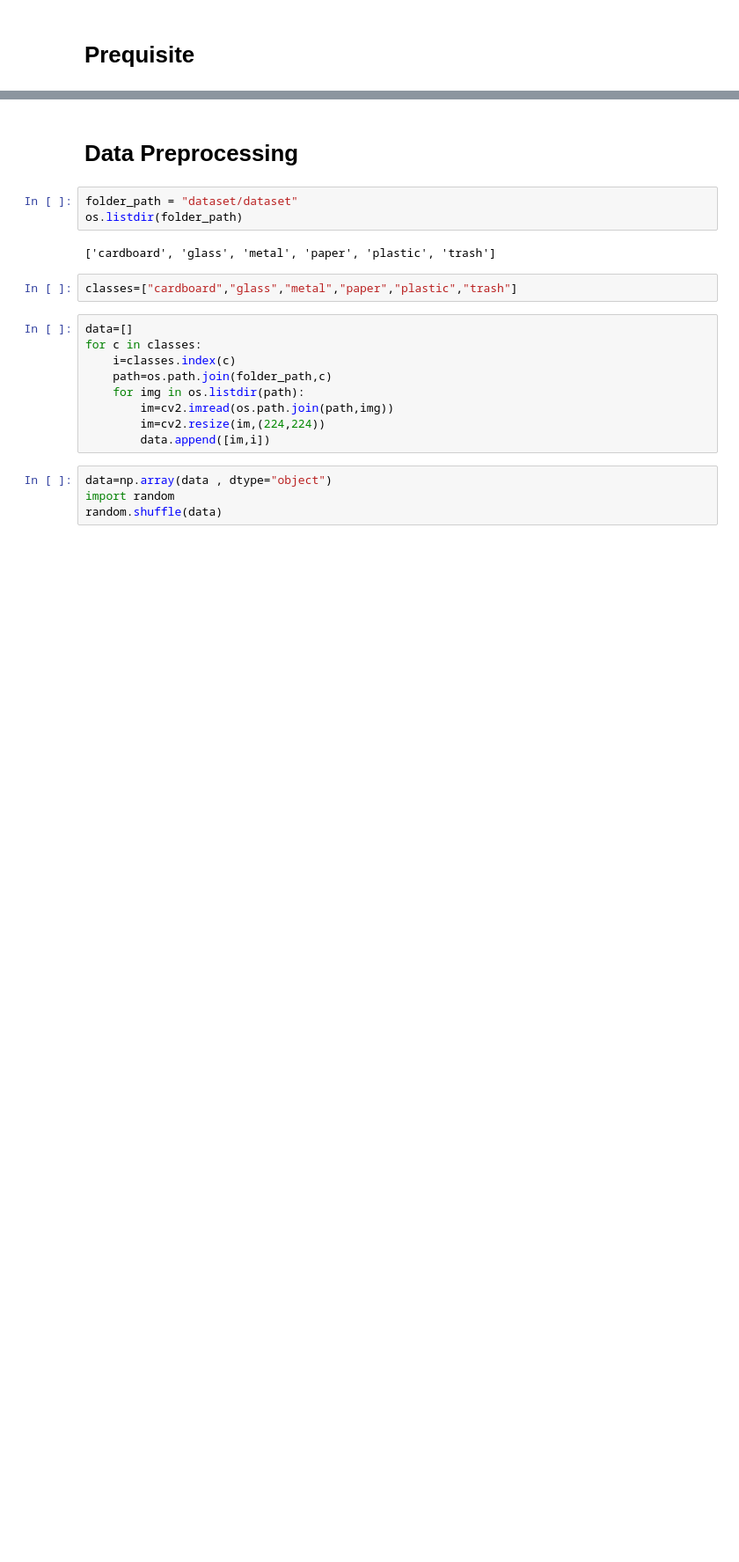
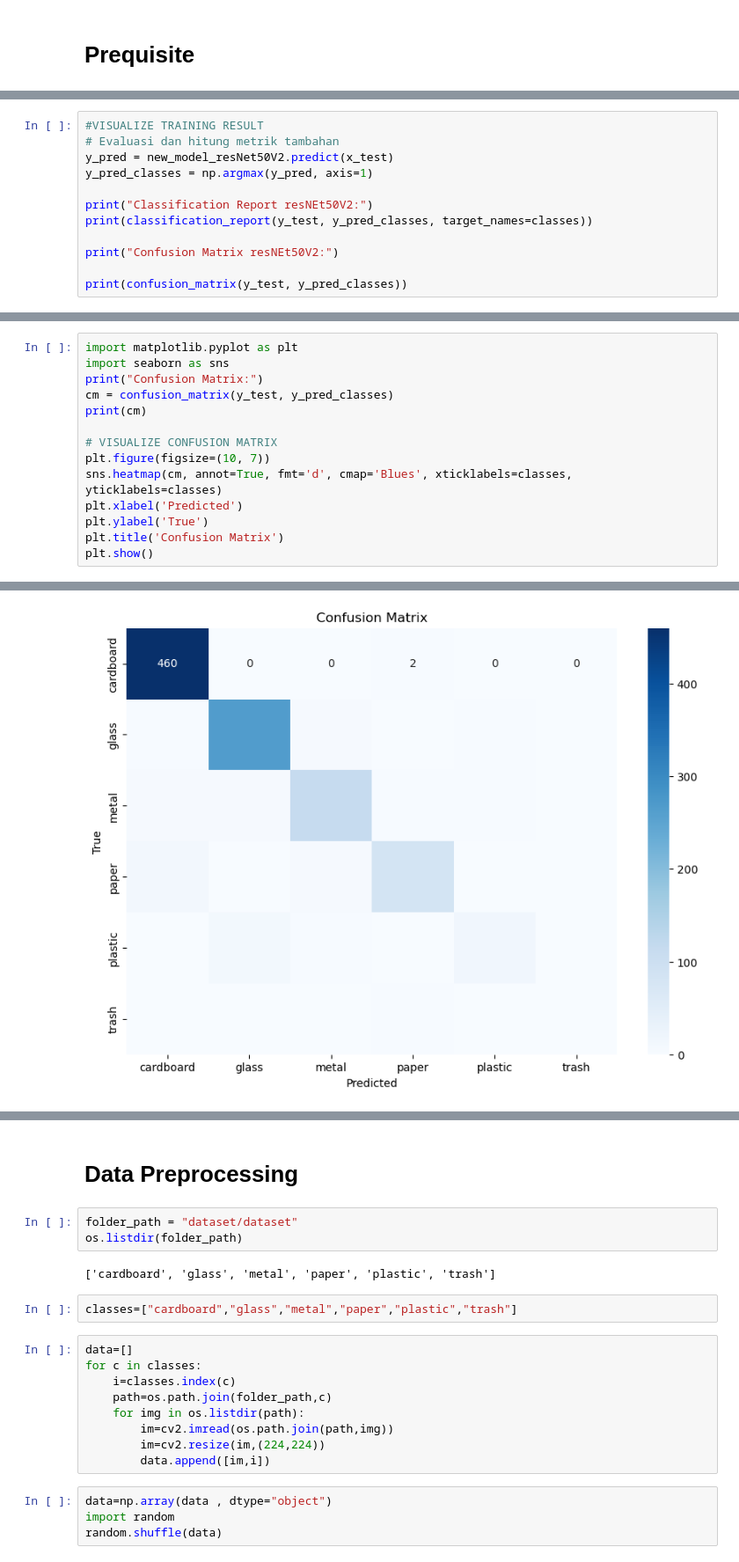
Before and after one commit to Abdhy-Samoedra/Trash_Classification, a Jupyter notebook: TrashClassification.ipynb, the cells around one changed output, grey strips where cells are left out. Shown: that part at 88% size. Saved outputs shown, nothing was run; the diff lists cells and outputs as text; blank space fills up the shorter version.

```diff
--- a/TrashClassification.ipynb
+++ b/TrashClassification.ipynb
@@ -12,0 +298,12 @@ from tensorflow.keras import datasets, layers, models
+# %%
+#VISUALIZE TRAINING RESULT
+# Evaluasi dan hitung metrik tambahan
+y_pred = new_model_resNet50V2.predict(x_test)
+y_pred_classes = np.argmax(y_pred, axis=1)
+
+print("Classification Report resNEt50V2:")
+print(classification_report(y_test, y_pred_classes, target_names=classes))
+
+print("Confusion Matrix resNEt50V2:")
+
+print(confusion_matrix(y_test, y_pred_classes))
@@ -12,0 +328,15 @@ from tensorflow.keras import datasets, layers, models
+# %%
+import matplotlib.pyplot as plt
+import seaborn as sns
+print("Confusion Matrix:")
+cm = confusion_matrix(y_test, y_pred_classes)
+print(cm)
+
+# VISUALIZE CONFUSION MATRIX
+plt.figure(figsize=(10, 7))
+sns.heatmap(cm, annot=True, fmt='d', cmap='Blues', xticklabels=classes, yticklabels=classes)
+plt.xlabel('Predicted')
+plt.ylabel('True')
+plt.title('Confusion Matrix')
+plt.show()
+# %% [output]
@@ -12,0 +350 @@ from tensorflow.keras import datasets, layers, models
+[figure, added]
```
Also changed, not shown: parts of 49 cells of this notebook.
